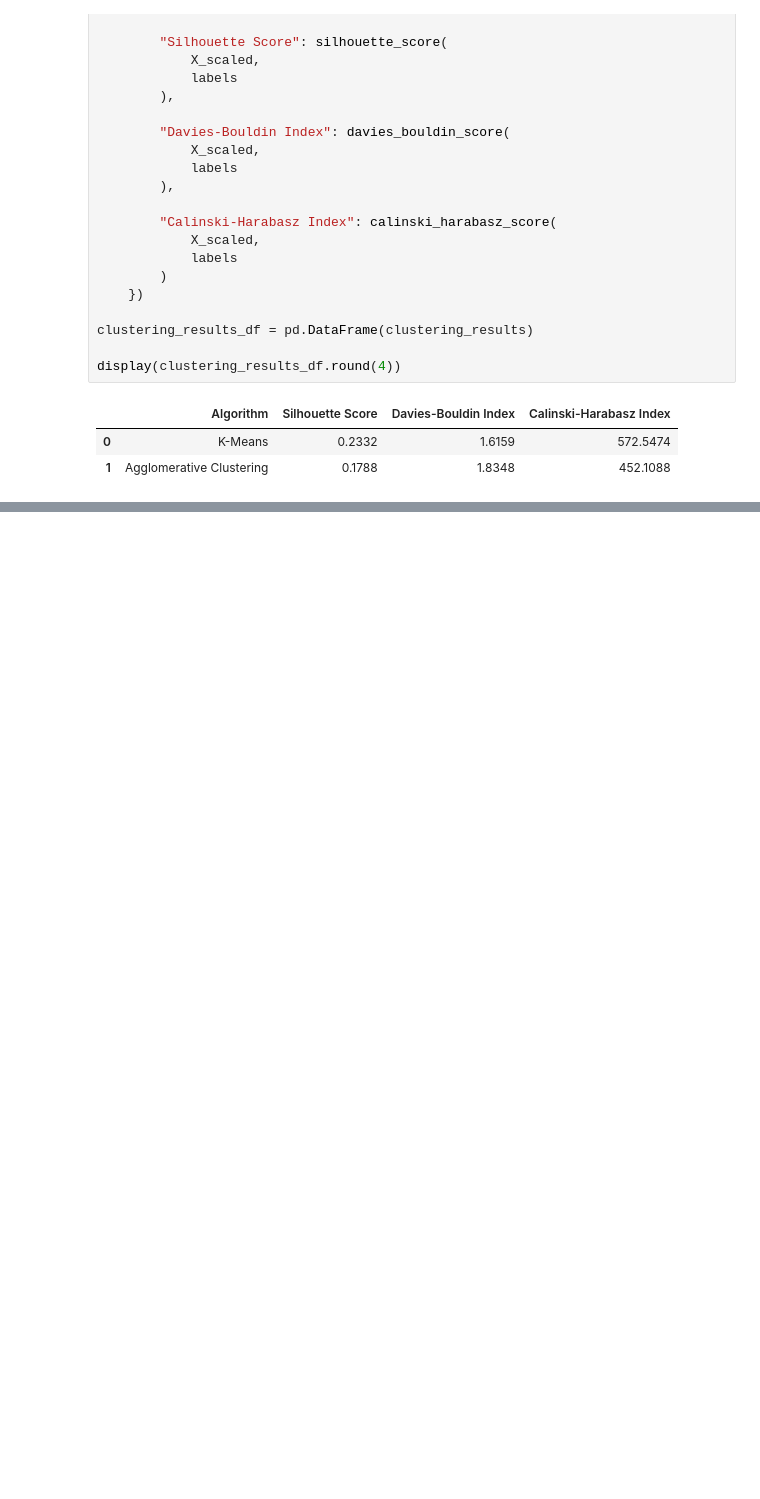
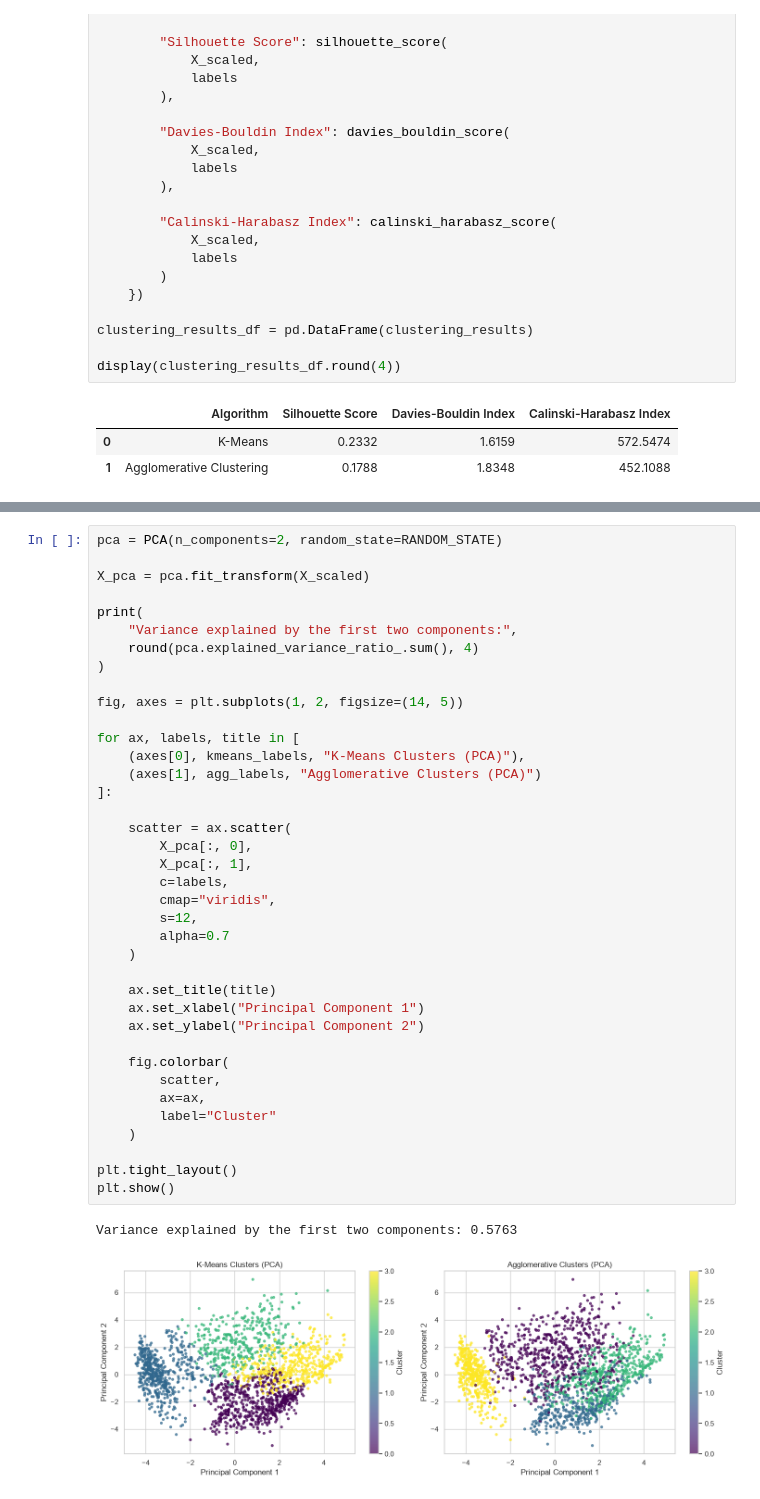
Before and after one commit to mith-sen/ML_Case_Study, a Jupyter notebook: notebooks/clustering.ipynb, the cells around one changed output, grey strips where cells are left out. Drawn from its saved outputs; the diff is of its cells as text; blank space fills up the shorter version.

Commit message:
Visualize both clustering algorithms using PCA

```diff
--- a/notebooks/clustering.ipynb
+++ b/notebooks/clustering.ipynb
@@ -566,0 +575,41 @@ display(clustering_results_df.round(4))
+# %%
+pca = PCA(n_components=2, random_state=RANDOM_STATE)
+
+X_pca = pca.fit_transform(X_scaled)
+
+print(
+    "Variance explained by the first two components:",
+    round(pca.explained_variance_ratio_.sum(), 4)
+)
+
+fig, axes = plt.subplots(1, 2, figsize=(14, 5))
+
+for ax, labels, title in [
+    (axes[0], kmeans_labels, "K-Means Clusters (PCA)"),
+    (axes[1], agg_labels, "Agglomerative Clusters (PCA)")
+]:
+
+    scatter = ax.scatter(
+        X_pca[:, 0],
+        X_pca[:, 1],
+        c=labels,
+        cmap="viridis",
+        s=12,
+        alpha=0.7
+    )
+
+    ax.set_title(title)
+    ax.set_xlabel("Principal Component 1")
+    ax.set_ylabel("Principal Component 2")
+
+    fig.colorbar(
+        scatter,
+        ax=ax,
+        label="Cluster"
+    )
+
+plt.tight_layout()
+plt.show()
+# %% [output]
+Variance explained by the first two components: 0.5763
+[figure, added]
```
Also changed, not shown: parts of 2 cells of this notebook.
